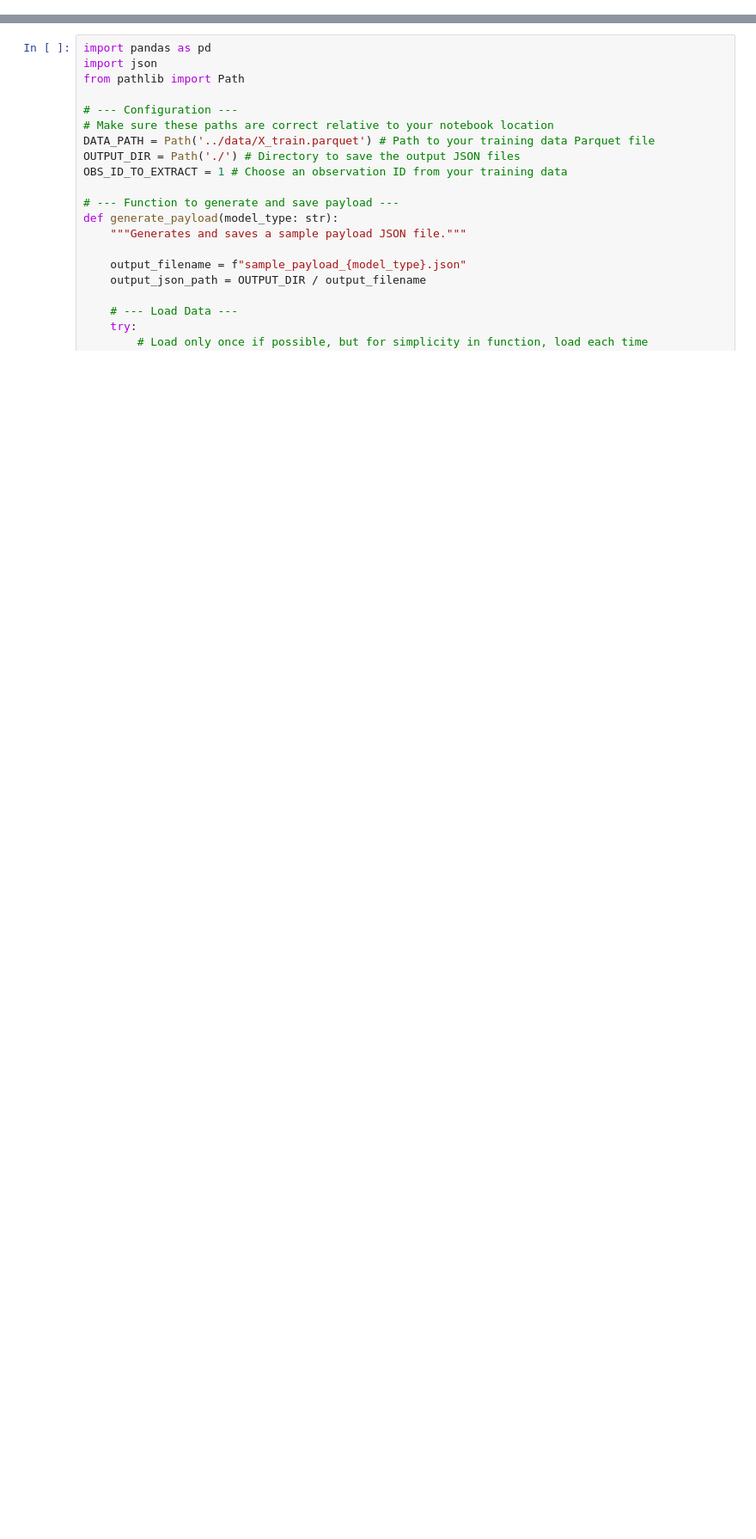
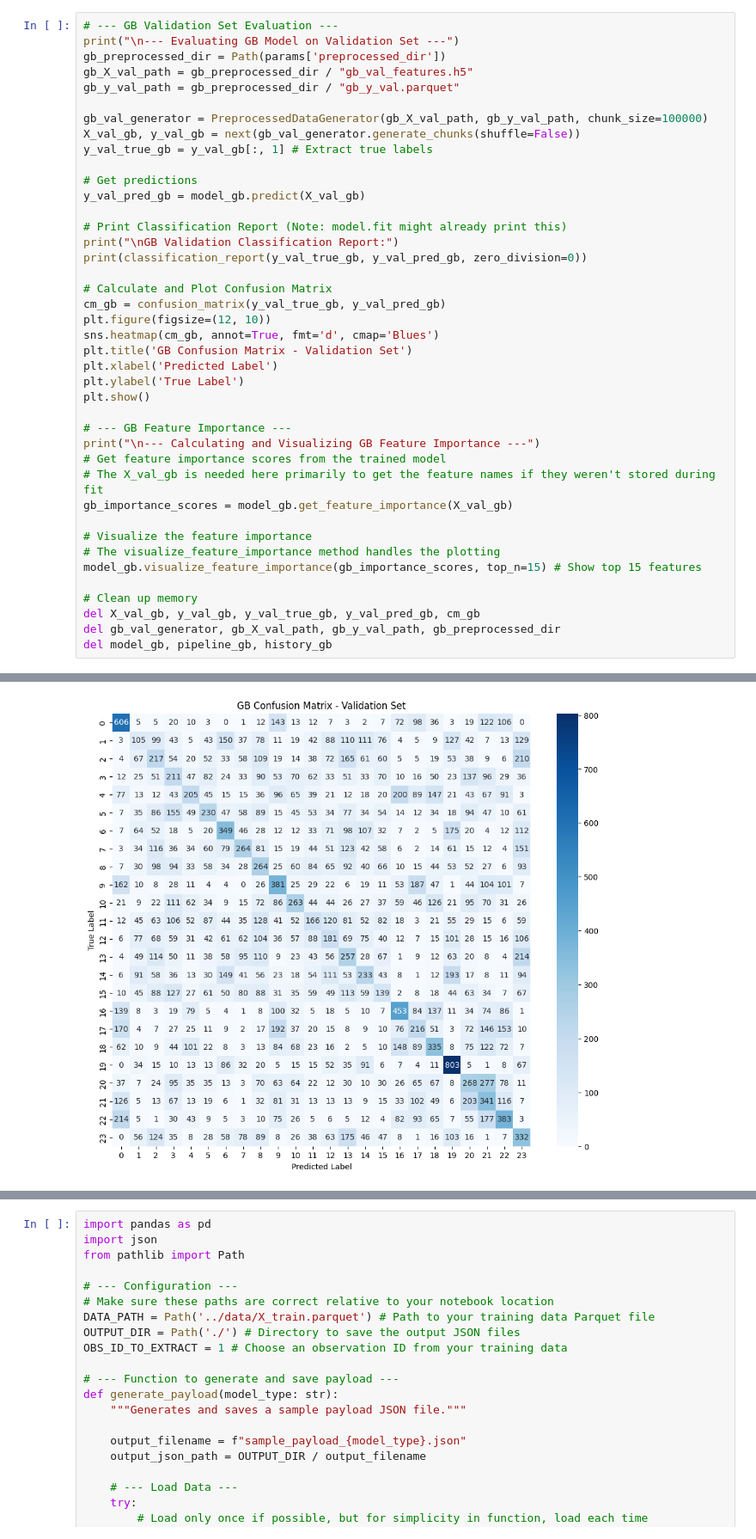
Before and after one commit to egardn/Guess_The_Stock, a Jupyter notebook: notebooks/project.ipynb, the cells around one changed output, grey strips where cells are left out. Shown: that part at 86% size. Drawn from its saved outputs; the diff is of its cells as text; blank space fills up the shorter version.

```diff
--- a/notebooks/project.ipynb
+++ b/notebooks/project.ipynb
@@ -242,0 +270,42 @@ GB: Predictions saved to ../predictions_gb_submission.csv
+# %%
+# --- GB Validation Set Evaluation ---
+print("\n--- Evaluating GB Model on Validation Set ---")
+gb_preprocessed_dir = Path(params['preprocessed_dir'])
+gb_X_val_path = gb_preprocessed_dir / "gb_val_features.h5"
+gb_y_val_path = gb_preprocessed_dir / "gb_y_val.parquet"
+
+gb_val_generator = PreprocessedDataGenerator(gb_X_val_path, gb_y_val_path, chunk_size=100000)
+X_val_gb, y_val_gb = next(gb_val_generator.generate_chunks(shuffle=False))
+y_val_true_gb = y_val_gb[:, 1] # Extract true labels
+
+# Get predictions
+y_val_pred_gb = model_gb.predict(X_val_gb)
+
+# Print Classification Report (Note: model.fit might already print this)
+print("\nGB Validation Classification Report:")
+print(classification_report(y_val_true_gb, y_val_pred_gb, zero_division=0))
+
+# Calculate and Plot Confusion Matrix
+cm_gb = confusion_matrix(y_val_true_gb, y_val_pred_gb)
+plt.figure(figsize=(12, 10))
+sns.heatmap(cm_gb, annot=True, fmt='d', cmap='Blues')
+plt.title('GB Confusion Matrix - Validation Set')
+plt.xlabel('Predicted Label')
+plt.ylabel('True Label')
+plt.show()
+
+# --- GB Feature Importance ---
+print("\n--- Calculating and Visualizing GB Feature Importance ---")
+# Get feature importance scores from the trained model
+# The X_val_gb is needed here primarily to get the feature names if they weren't stored during fit
+gb_importance_scores = model_gb.get_feature_importance(X_val_gb)
+
+# Visualize the feature importance
+# The visualize_feature_importance method handles the plotting
+model_gb.visualize_feature_importance(gb_importance_scores, top_n=15) # Show top 15 features
+
+# Clean up memory
+del X_val_gb, y_val_gb, y_val_true_gb, y_val_pred_gb, cm_gb
+del gb_val_generator, gb_X_val_path, gb_y_val_path, gb_preprocessed_dir
+del model_gb, pipeline_gb, history_gb
+# %% [output]
@@ -242,0 +329 @@ GB: Predictions saved to ../predictions_gb_submission.csv
+[figure, added]
```
Also changed, not shown: parts of 17 cells of this notebook, 29 other files.
